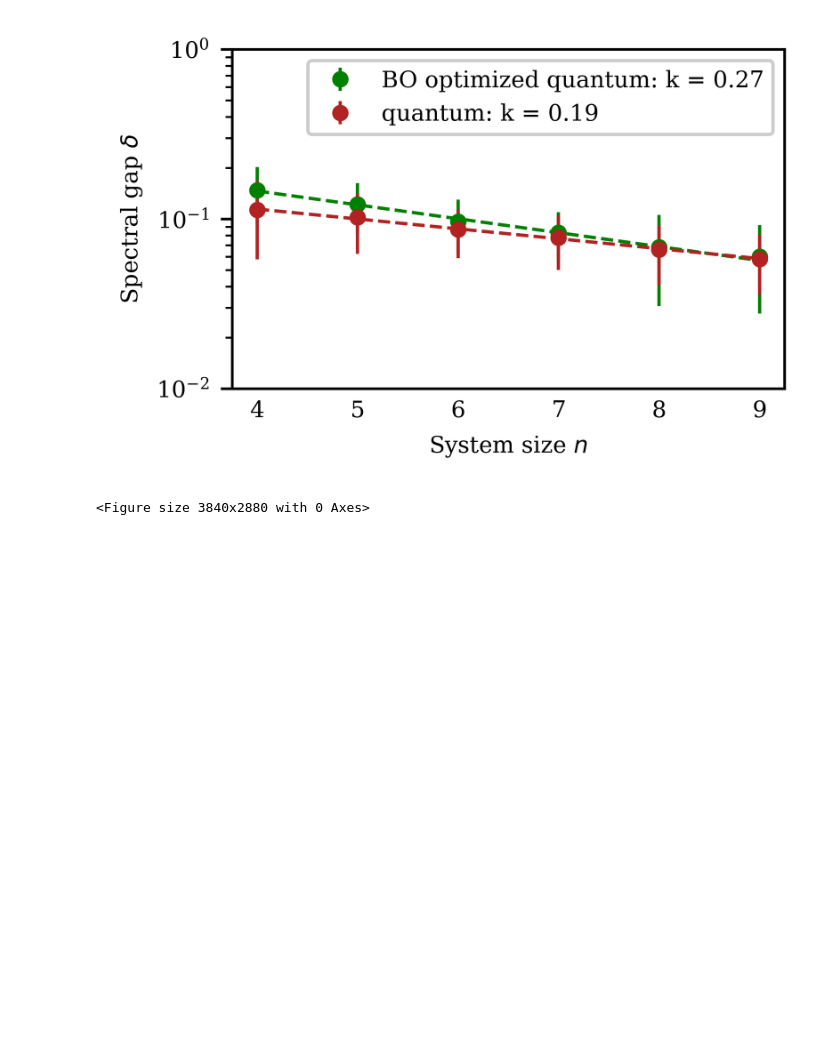
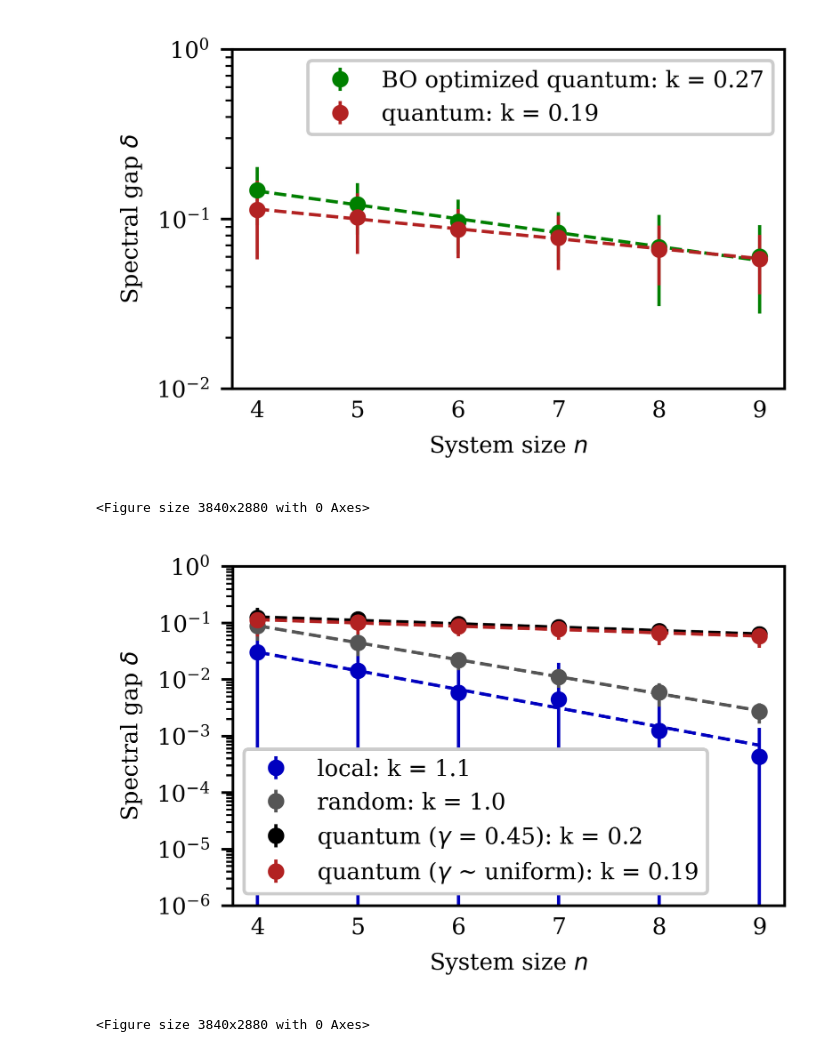
Before and after one commit to petr-ivashkov/quantum-mcmc, a Jupyter notebook: plots/qubit_sweep_scale_factors.ipynb, the cells around one changed output. Drawn from its saved outputs; the diff is of its cells as text; code cells hidden in the pictures; blank space fills up the shorter version.

Commit message:
panel figure

```diff
--- a/plots/qubit_sweep_scale_factors.ipynb
+++ b/plots/qubit_sweep_scale_factors.ipynb
@@ -170,3 +170,39 @@ fig.savefig(local_path+f'figures/scale_factors_ra')
 # %% [output]
 [figure]
 <Figure size 3840x2880 with 0 Axes>
+# %%
+fig = plt.figure(figsize=(figure_size_x/2, figure_size_y/2))
+
+labels = {'local' : 'local: ' + f'k = {np.around(k["local"],2)}',
+          'random' : 'random: ' + f'k = {np.around(k["random"],2)}',
+          'fixed_gamma' : 'quantum ($\gamma$ = 0.45): ' + f'k = {np.around(k["fixed_gamma"],2)}',
+          'quantum' : 'quantum ($\gamma$ ~ uniform): ' + f'k = {np.around(k["quantum"],2)}'}
+
+for method in ['local', 'random', 'fixed_gamma', 'quantum']:
+    # Plot the data with error bars
+    plt.errorbar(qubits_range,
+                 delta_avg[method],
+                 yerr=delta_std[method],
+                 fmt='o',
+                 color=colors[method],
+                 label=labels[method]
+                 )
+    # Plot the fits
+    plt.plot(qubits_range, fit[method], '--', color=colors[method])
+
+plt.yscale('log')
+plt.ylim([0.000001, 1])
+
+# Customize the plot
+plt.xlabel('System size $n$')
+plt.ylabel('Spectral gap $\delta$')
+
+legend = plt.legend()
+legend.get_frame().set_alpha(1)
+
+plt.show()
+plt.tight_layout()
+fig.savefig(local_path+f'figures/scale_factors_combined')
+# %% [output]
+[figure, added]
+<Figure size 3840x2880 with 0 Axes>
```
Also changed, not shown: 4 other files.
